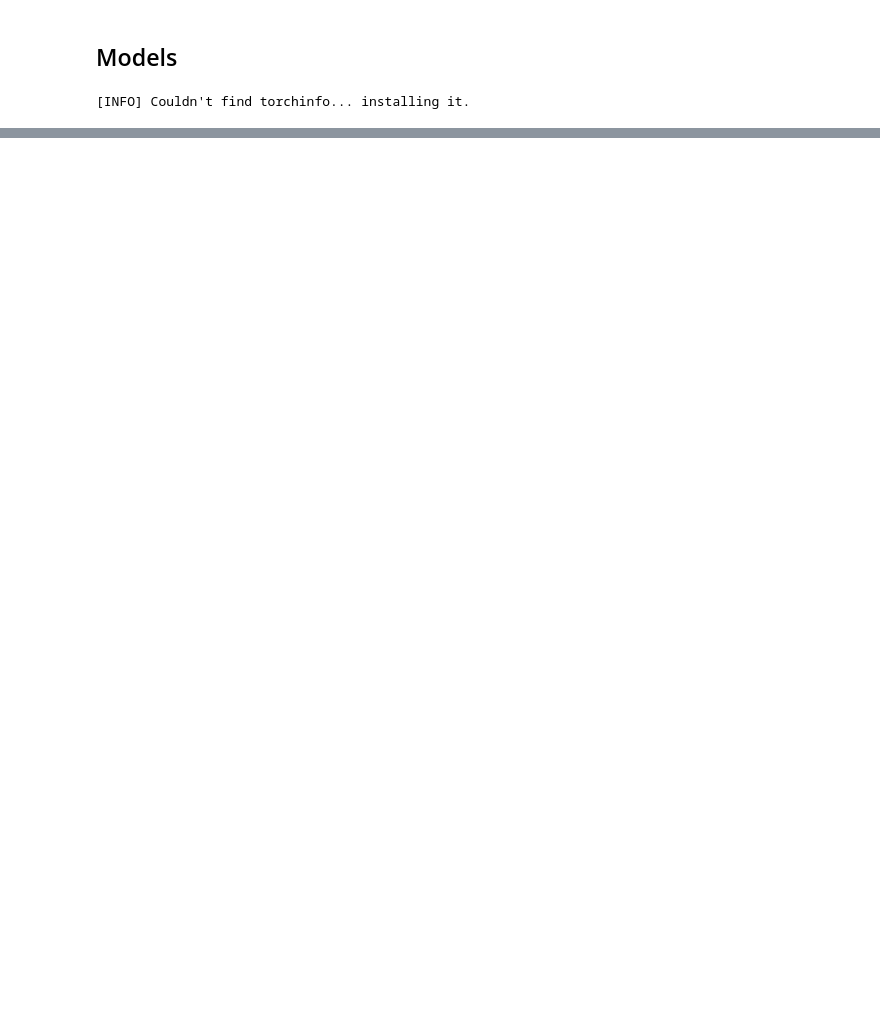
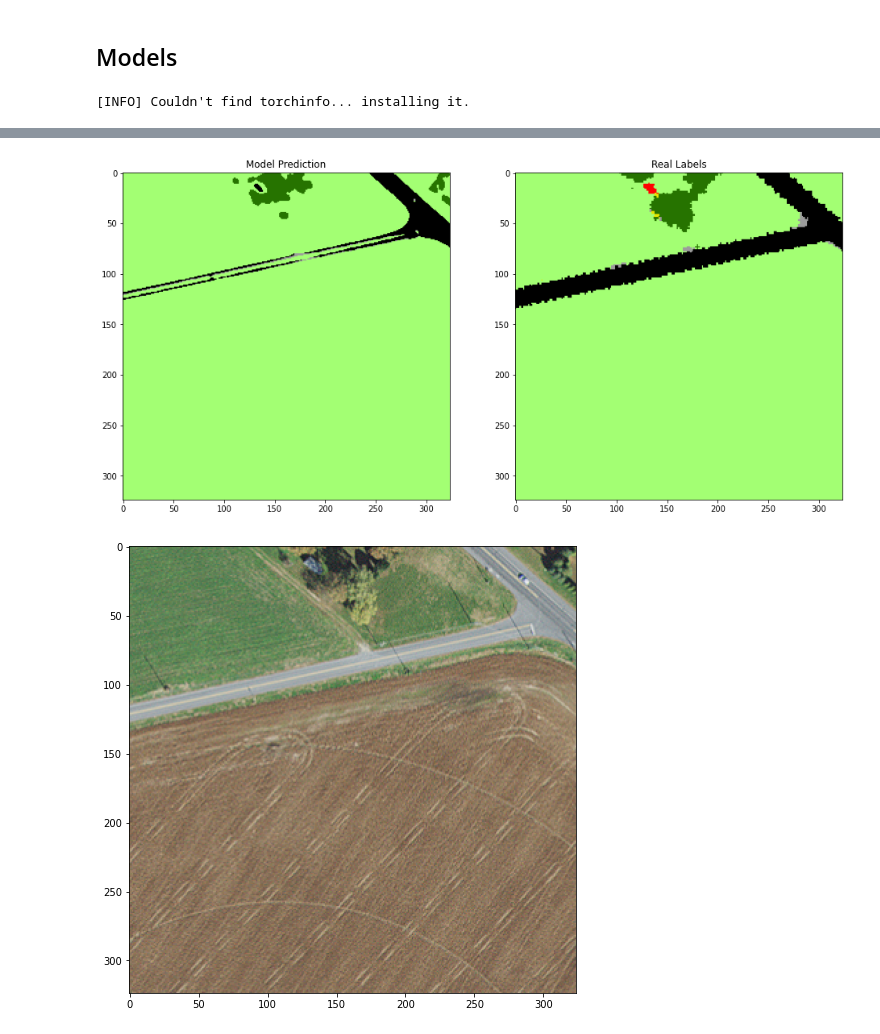
Before and after one commit to Molten-Ice/Deep-Learning, a Jupyter notebook: UNET.ipynb, the cells around one changed output, grey strips where cells are left out. Cells and saved outputs as stored; diff of their text form; code cells hidden in the pictures; blank space fills up the shorter version.

```diff
--- a/UNET.ipynb
+++ b/UNET.ipynb
@@ -359,0 +437,5 @@ display_output(logits, target, image)
+# %%
+sample = next(iter(dataloader))
+image, target = sample["image"], sample["mask"]
+display_output(model, image, target)
+# %% [output]
@@ -360,3 +443,5 @@ display_output(logits, target, image)
+[figure, added]
+[figure, added]
 # %%
 summary(model, input_size=[1, 4, 512, 512], col_names =['input_size', 'output_size', 'num_params', 'trainable'])
 # %% [output]
```
Also changed, not shown: parts of 12 cells of this notebook.
